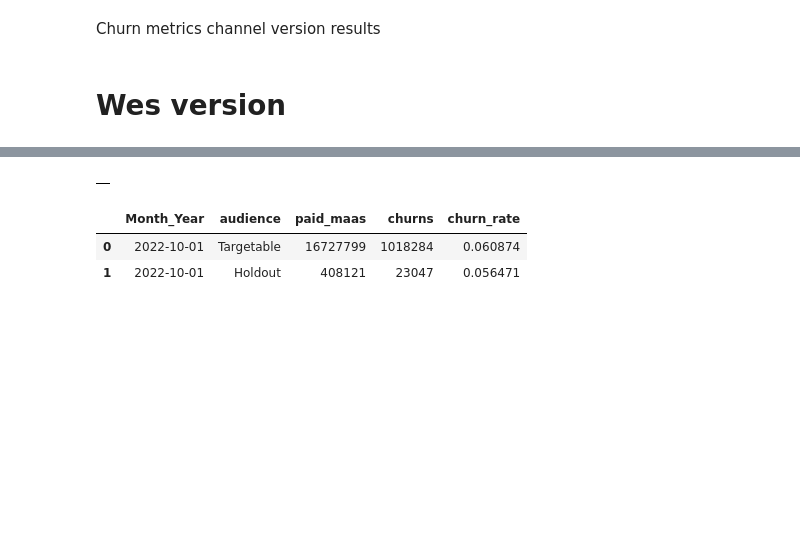
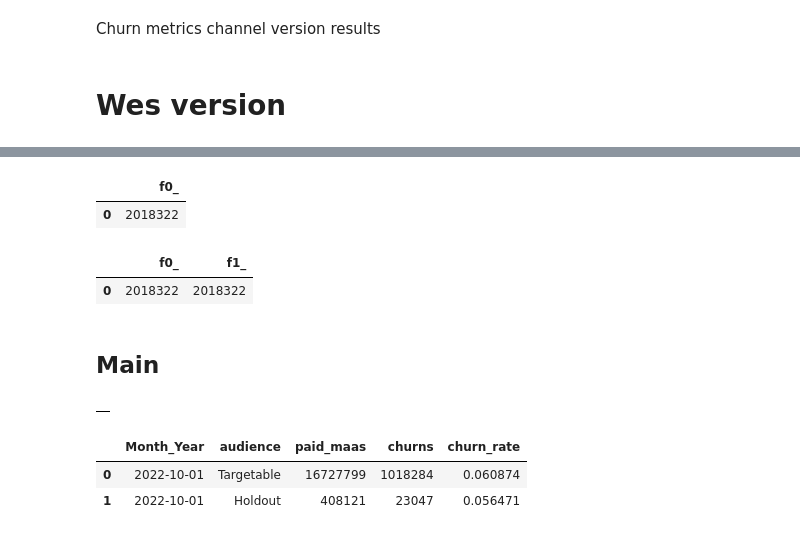
Before and after one commit to sandersli-nbc/CRM-Dashboard, a Jupyter notebook: targetable_comparsion_oct.ipynb, the cells around one changed output, grey strips where cells are left out. Saved outputs shown, nothing was run; the diff lists cells and outputs as text; code cells hidden in the pictures; blank space fills up the shorter version.

```diff
--- a/targetable_comparsion_oct.ipynb
+++ b/targetable_comparsion_oct.ipynb
@@ -196,3 +269,28 @@ Churn metrics channel version results
+# %%
+%%bigquery --project nbcu-ds-sandbox-a-001 --params $params
+
+select count(distinct aid) from `nbcu-ds-sandbox-a-001.SLi_sandbox.Wes_Holdout_Test`
+# %% [output]
+|  | f0_ |
+| 0 | 2018322 |
+# %%
+%%bigquery --project nbcu-ds-sandbox-a-001 --params $params
+
+SELECT  COUNT(distinct a.aid)
+       ,COUNT(distinct b.aid)
+FROM `nbcu-ds-sandbox-a-001.SLi_sandbox.Wes_Holdout_Test` a
+LEFT JOIN
+(
+	SELECT  distinct aid
+	FROM `nbcu-ds-sandbox-a-001.SLi_sandbox.Email_Measurement_Audience_v4_Oct22_test`
+	WHERE cohort = 'Holdout'
+) b
+ON a.aid = b.aid
+# %% [output]
+|  | f0_ | f1_ |
+| 0 | 2018322 | 2018322 |
+# %% [markdown]
+## Main
 # %%
 %%bigquery --project nbcu-ds-sandbox-a-001 --params $params
 
```
Also changed, not shown: parts of 6 cells of this notebook, 5 other files.
